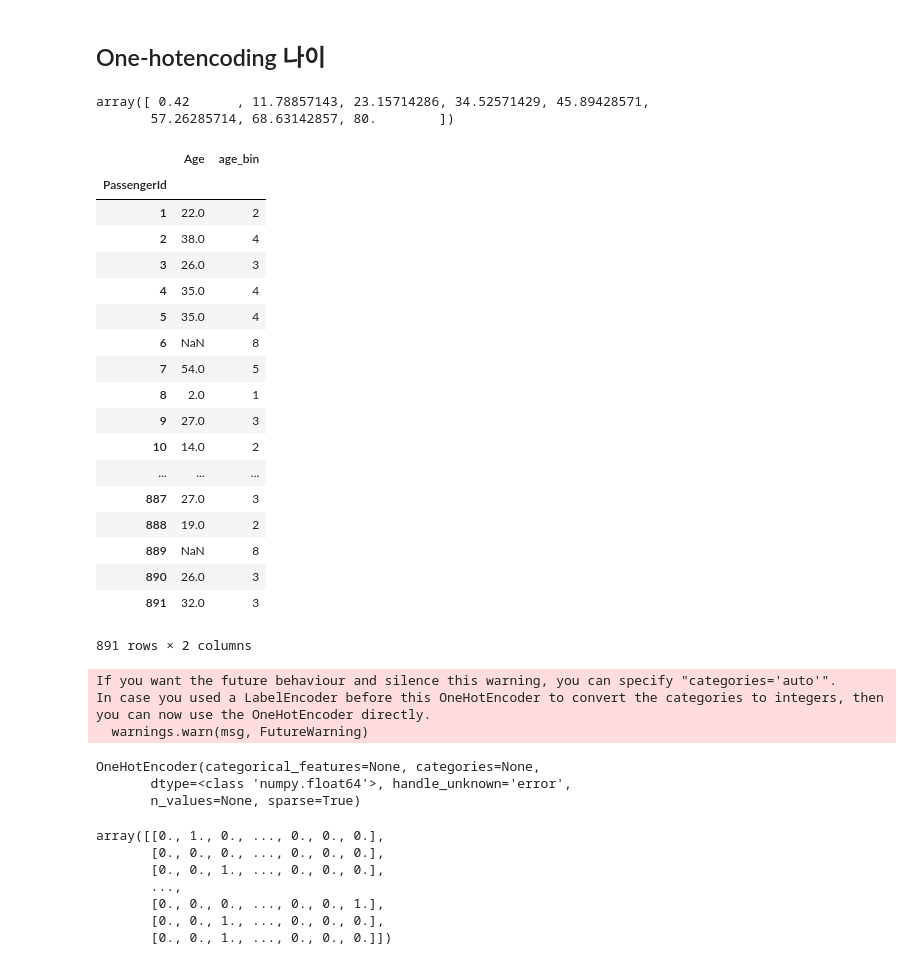
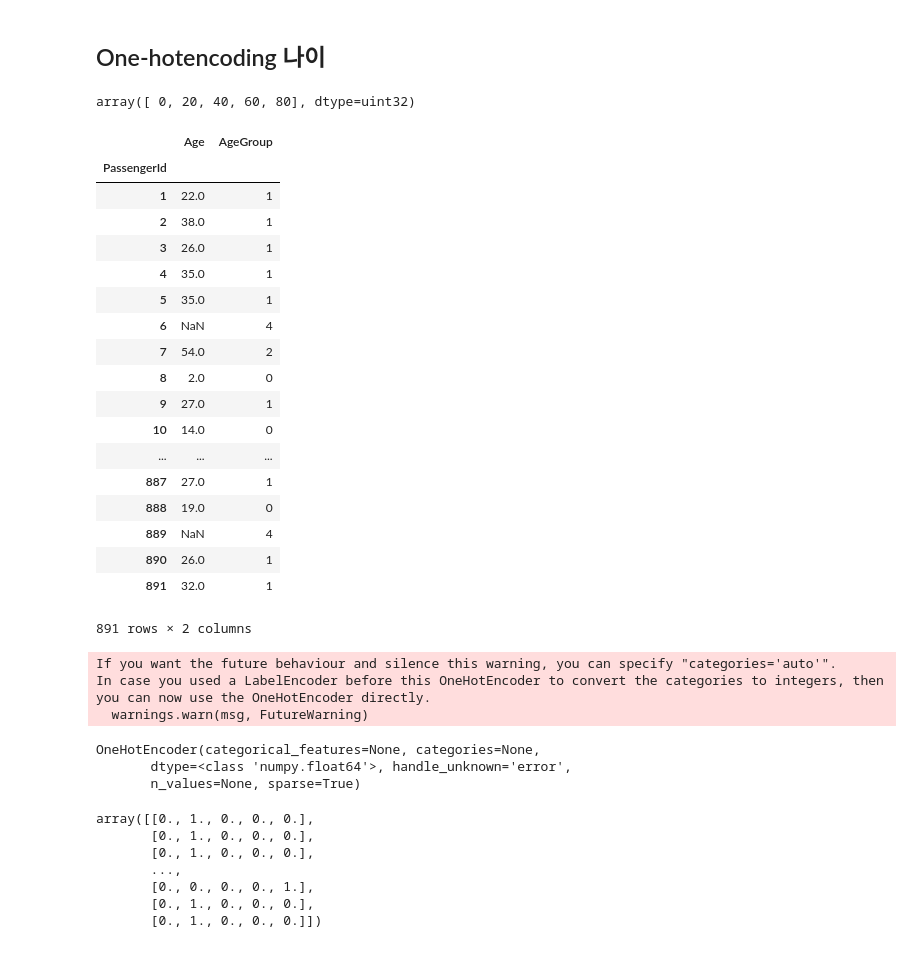
Before and after one commit to goebalgaebal/TIL, a Jupyter notebook: 빅데이터(딥러닝) 활용 AI 설계/딥러닝을 위한 빅데이터 기초/Python/code2/Day4_exercise.ipynb, the cells around one changed output. Cells and saved outputs as stored; diff of their text form; code cells hidden in the pictures.

```diff
--- a/빅데이터(딥러닝) 활용 AI 설계/딥러닝을 위한 빅데이터 기초/Python/code2/Day4_exercise.ipynb
+++ b/빅데이터(딥러닝) 활용 AI 설계/딥러닝을 위한 빅데이터 기초/Python/code2/Day4_exercise.ipynb
@@ -80,0 +191,3 @@ Length: 142, dtype: int64
+# %%
+bins = np.linspace(titanic["Age"].min(), titanic["Age"].max() , 5 ,dtype = np.uint32)
+bins
@@ -81,3 +223,5 @@ Length: 142, dtype: int64
+# %%
+titanic["AgeGroup"] = np.digitize( titanic["Age"], bins) - 1
 # %% [markdown]
 ## 이상치 확인
 # %%
@@ -138,5 +262,5 @@ Name: Name, Length: 891, dtype: object
 # %%
-p = re.compile("[A-Z][a-z]+[.]") # title을 추출하는 pattern
+p = re.compile("([A-Z][a-z]+)[.]") # title을 추출하는 pattern
 titanic["title"] = titanic["Name"].str.findall(p).str[0]
 titanic[["Name", "title"]]
 # %% [output]
@@ -209,31 +387,30 @@ dict_keys(['Mr.', 'Miss.', 'Mrs.', 'Master.', 'Dr.', 'Rev.', 'Col.', 'Mlle.', 'M
 # %% [markdown]
 ## One-hotencoding 나이
 # %%
-bins = np.linspace(titanic.Age.min(), titanic.Age.max(), 8)
+bins = np.linspace(titanic["Age"].min(), titanic["Age"].max() , 5 ,dtype = np.uint32)
 bins
 # %% [output]
-array([ 0.42      , 11.78857143, 23.15714286, 34.52571429, 45.89428571,
-       57.26285714, 68.63142857, 80.        ])
+array([ 0, 20, 40, 60, 80], dtype=uint32)
 # %%
-titanic["age_bin"] = np.digitize(titanic["Age"], bins)
-titanic[["Age", "age_bin"]] # NaN값을 가지면 최대값으로 처리되는걸 알 수 있다
+titanic["AgeGroup"] = np.digitize( titanic["Age"], bins) - 1
+titanic[["Age", "AgeGroup"]] # NaN값을 가지면 최대값으로 처리되는걸 알 수 있다
 # %% [output]
-|  | Age | age_bin |
+|  | Age | AgeGroup |
 | PassengerId |  |  |
-| 1 | 22.0 | 2 |
-| 2 | 38.0 | 4 |
-| 3 | 26.0 | 3 |
-| 4 | 35.0 | 4 |
-| 5 | 35.0 | 4 |
-| 6 | NaN | 8 |
-| 7 | 54.0 | 5 |
-| 8 | 2.0 | 1 |
-| 9 | 27.0 | 3 |
-| 10 | 14.0 | 2 |
+| 1 | 22.0 | 1 |
+| 2 | 38.0 | 1 |
+| 3 | 26.0 | 1 |
+| 4 | 35.0 | 1 |
+| 5 | 35.0 | 1 |
+| 6 | NaN | 4 |
+| 7 | 54.0 | 2 |
+| 8 | 2.0 | 0 |
+| 9 | 27.0 | 1 |
+| 10 | 14.0 | 0 |
 | ... | ... | ... |
-| 887 | 27.0 | 3 |
-| 888 | 19.0 | 2 |
-| 889 | NaN | 8 |
-| 890 | 26.0 | 3 |
-| 891 | 32.0 | 3 |
+| 887 | 27.0 | 1 |
+| 888 | 19.0 | 0 |
+| 889 | NaN | 4 |
+| 890 | 26.0 | 1 |
+| 891 | 32.0 | 1 |
 891 rows × 2 columns
@@ -251,12 +425,12 @@ OneHotEncoder(categorical_features=None, categories=None,
        dtype=<class 'numpy.float64'>, handle_unknown='error',
        n_values=None, sparse=True)
 # %%
-ohe.transform(np.array(titanic["age_bin"]).reshape(-1, 1)).toarray()
+ohe.transform(np.array(titanic["AgeGroup"]).reshape(-1, 1)).toarray()
 # %% [output]
-array([[0., 1., 0., ..., 0., 0., 0.],
-       [0., 0., 0., ..., 0., 0., 0.],
-       [0., 0., 1., ..., 0., 0., 0.],
+array([[0., 1., 0., 0., 0.],
+       [0., 1., 0., 0., 0.],
+       [0., 1., 0., 0., 0.],
        ...,
-       [0., 0., 0., ..., 0., 0., 1.],
-       [0., 0., 1., ..., 0., 0., 0.],
-       [0., 0., 1., ..., 0., 0., 0.]])
+       [0., 0., 0., 0., 1.],
+       [0., 1., 0., 0., 0.],
+       [0., 1., 0., 0., 0.]])
```
Also changed, not shown: parts of 33 cells of this notebook.
